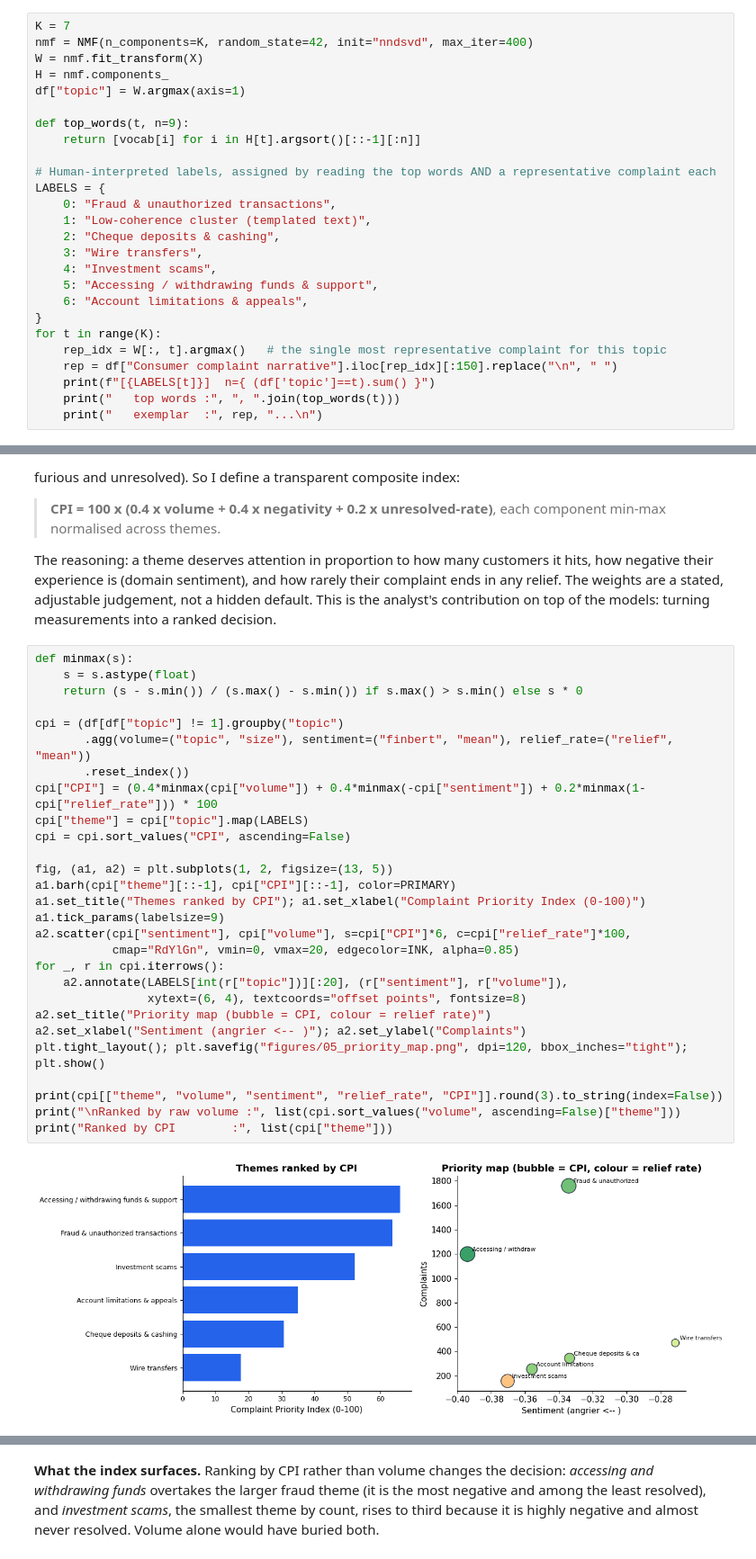
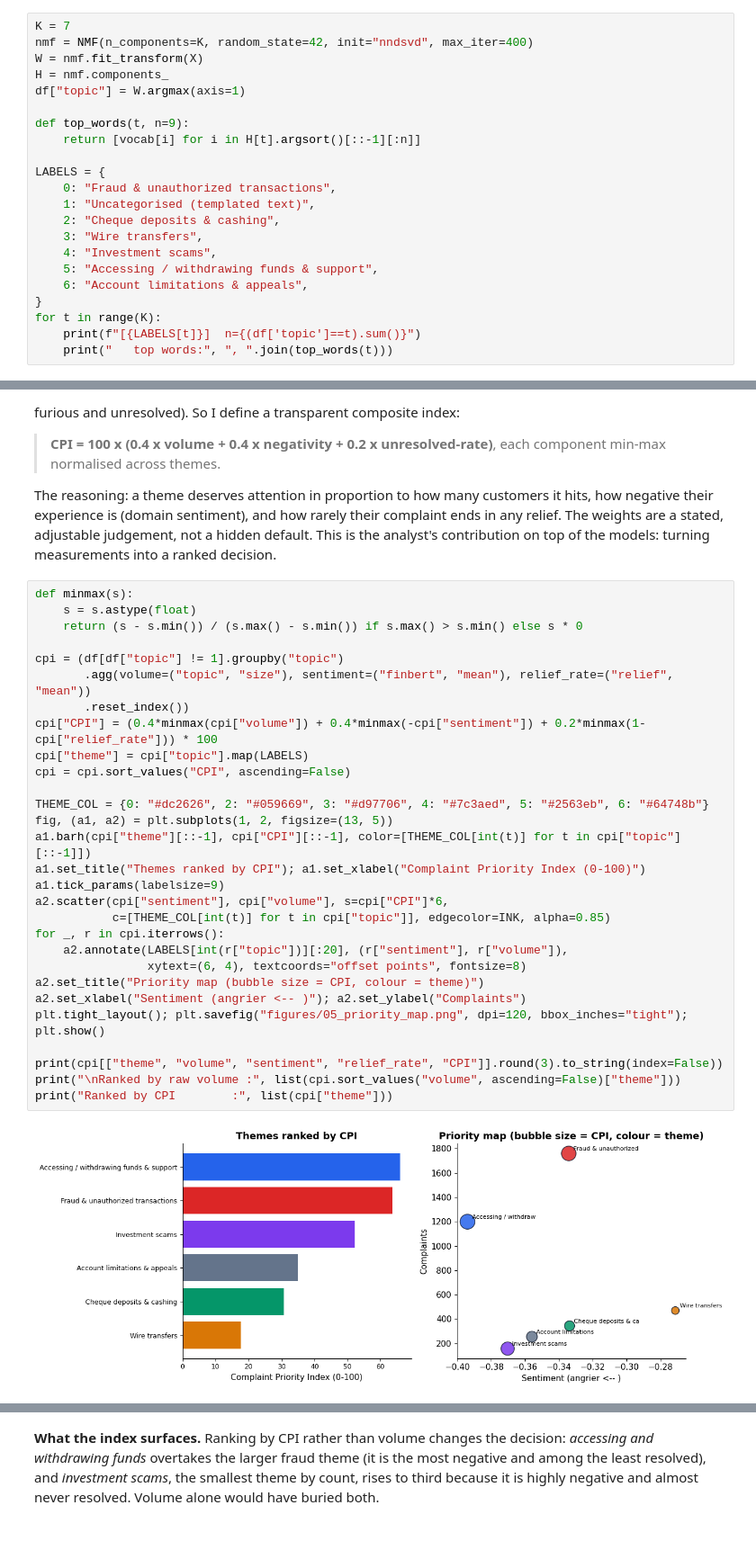
Before and after one commit to danihyder/financial-complaints-nlp, a Jupyter notebook: complaints-nlp-analysis.ipynb, the cells around one changed output, grey strips where cells are left out. Shown at 90% size. Drawn from its saved outputs; the diff is of its cells as text.

Commit message:
Align notebook, report, and README: drop relief-by-theme section, simplify topic selection, theme-coloured priority map

```diff
--- a/complaints-nlp-analysis.ipynb
+++ b/complaints-nlp-analysis.ipynb
@@ -207,10 +146,9 @@ df["topic"] = W.argmax(axis=1)
 def top_words(t, n=9):
     return [vocab[i] for i in H[t].argsort()[::-1][:n]]
 
-# Human-interpreted labels, assigned by reading the top words AND a representative complaint each
 LABELS = {
     0: "Fraud & unauthorized transactions",
-    1: "Low-coherence cluster (templated text)",
+    1: "Uncategorised (templated text)",
     2: "Cheque deposits & cashing",
     3: "Wire transfers",
     4: "Investment scams",
@@ -218,10 +156,7 @@ LABELS = {
     6: "Account limitations & appeals",
 }
 for t in range(K):
-    rep_idx = W[:, t].argmax()   # the single most representative complaint for this topic
-    rep = df["Consumer complaint narrative"].iloc[rep_idx][:150].replace("\n", " ")
-    print(f"[{LABELS[t]}]  n={ (df['topic']==t).sum() }")
-    print("   top words :", ", ".join(top_words(t)))
-    print("   exemplar  :", rep, "...\n")
+    print(f"[{LABELS[t]}]  n={(df['topic']==t).sum()}")
+    print("   top words:", ", ".join(top_words(t)))
 # %% [output]
 [Fraud & unauthorized transactions]  n=1760
@@ -370,33 +300,34 @@ contribution on top of the models: turning measurements into a ranked decision.
 # %%
 def minmax(s):
     s = s.astype(float)
     return (s - s.min()) / (s.max() - s.min()) if s.max() > s.min() else s * 0
 
 cpi = (df[df["topic"] != 1].groupby("topic")
        .agg(volume=("topic", "size"), sentiment=("finbert", "mean"), relief_rate=("relief", "mean"))
        .reset_index())
 cpi["CPI"] = (0.4*minmax(cpi["volume"]) + 0.4*minmax(-cpi["sentiment"]) + 0.2*minmax(1-cpi["relief_rate"])) * 100
 cpi["theme"] = cpi["topic"].map(LABELS)
 cpi = cpi.sort_values("CPI", ascending=False)
 
+THEME_COL = {0: "#dc2626", 2: "#059669", 3: "#d97706", 4: "#7c3aed", 5: "#2563eb", 6: "#64748b"}
 fig, (a1, a2) = plt.subplots(1, 2, figsize=(13, 5))
-a1.barh(cpi["theme"][::-1], cpi["CPI"][::-1], color=PRIMARY)
+a1.barh(cpi["theme"][::-1], cpi["CPI"][::-1], color=[THEME_COL[int(t)] for t in cpi["topic"][::-1]])
 a1.set_title("Themes ranked by CPI"); a1.set_xlabel("Complaint Priority Index (0-100)")
 a1.tick_params(labelsize=9)
-a2.scatter(cpi["sentiment"], cpi["volume"], s=cpi["CPI"]*6, c=cpi["relief_rate"]*100,
-           cmap="RdYlGn", vmin=0, vmax=20, edgecolor=INK, alpha=0.85)
+a2.scatter(cpi["sentiment"], cpi["volume"], s=cpi["CPI"]*6,
+           c=[THEME_COL[int(t)] for t in cpi["topic"]], edgecolor=INK, alpha=0.85)
 for _, r in cpi.iterrows():
     a2.annotate(LABELS[int(r["topic"])][:20], (r["sentiment"], r["volume"]),
                 xytext=(6, 4), textcoords="offset points", fontsize=8)
-a2.set_title("Priority map (bubble = CPI, colour = relief rate)")
+a2.set_title("Priority map (bubble size = CPI, colour = theme)")
 a2.set_xlabel("Sentiment (angrier <-- )"); a2.set_ylabel("Complaints")
 plt.tight_layout(); plt.savefig("figures/05_priority_map.png", dpi=120, bbox_inches="tight"); plt.show()
 
 print(cpi[["theme", "volume", "sentiment", "relief_rate", "CPI"]].round(3).to_string(index=False))
 print("\nRanked by raw volume :", list(cpi.sort_values("volume", ascending=False)["theme"]))
 print("Ranked by CPI        :", list(cpi["theme"]))
 # %% [output]
-[figure, old version]
+[figure, new version]
                                   theme  volume  sentiment  relief_rate    CPI
 Accessing / withdrawing funds & support    1199     -0.394        0.183 66.010
       Fraud & unauthorized transactions    1760     -0.334        0.164 63.720
```
Also changed, not shown: parts of 14 cells of this notebook, 6 other files.
